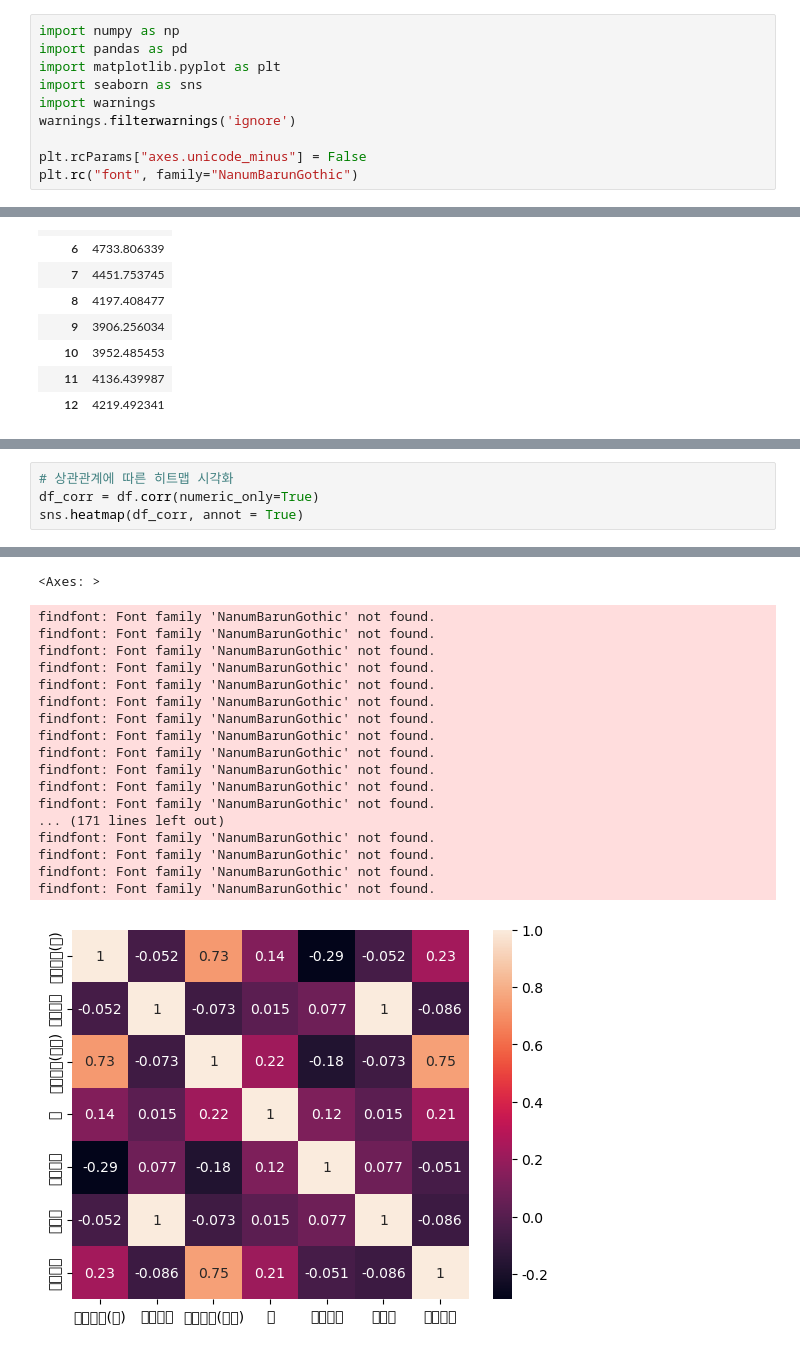
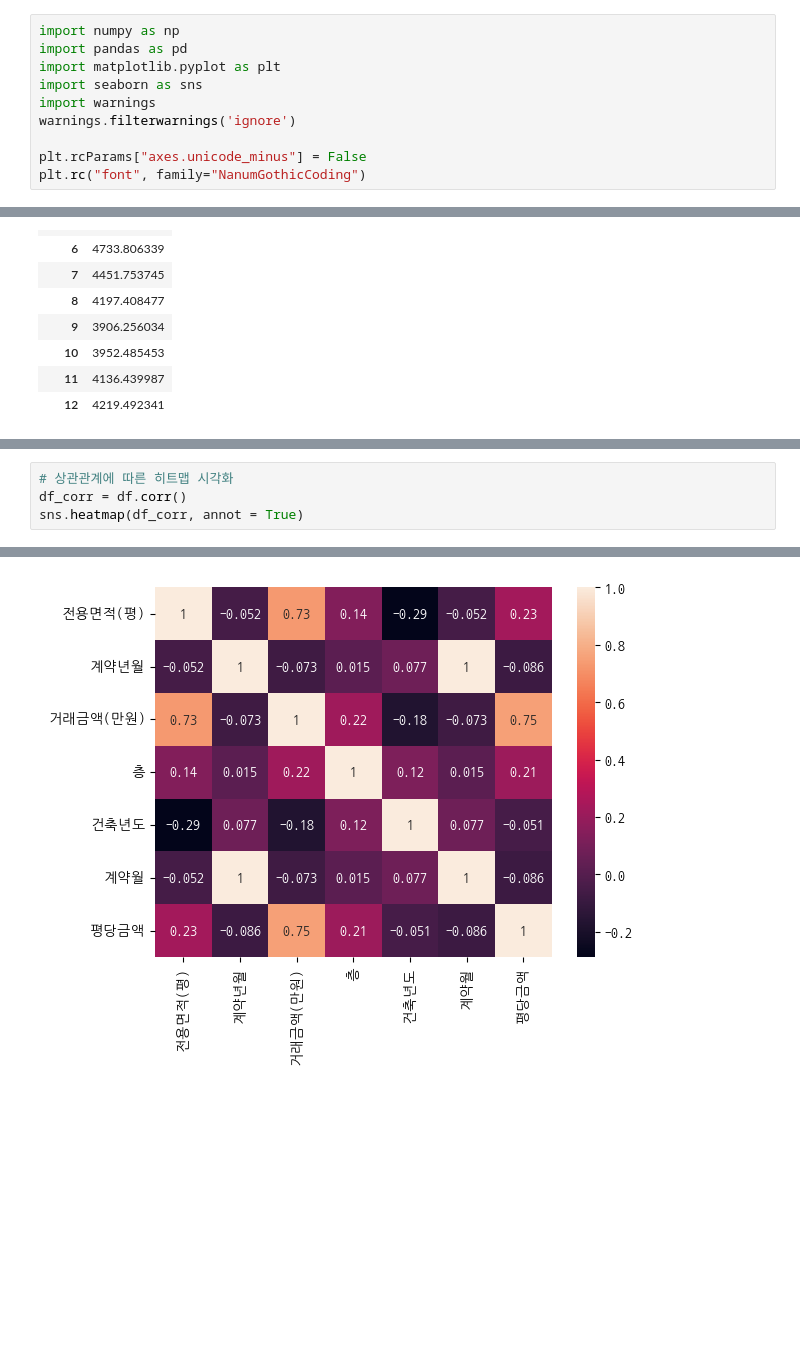
Before and after one commit to hyunyoungDA/nvidia-course, a Jupyter notebook: week1/day3/seoul_apartment_visualize.ipynb, the cells around one changed output, grey strips where cells are left out. Cells and saved outputs as stored; diff of their text form; blank space fills up the shorter version.

```diff
--- a/week1/day3/seoul_apartment_visualize.ipynb
+++ b/week1/day3/seoul_apartment_visualize.ipynb
@@ -7,7 +7,7 @@ import warnings
 warnings.filterwarnings('ignore')
 
 plt.rcParams["axes.unicode_minus"] = False
-plt.rc("font", family="NanumBarunGothic")
+plt.rc("font", family="NanumGothicCoding")
 # %%
 df = pd.read_csv("../../data/seoul_apart_02.csv")
 df.head()
@@ -285,5 +148,5 @@ findfont: Font family 'NanumBarunGothic' not found.
 # %%
 # 상관관계에 따른 히트맵 시각화
-df_corr = df.corr(numeric_only=True)
+df_corr = df.corr()
 sns.heatmap(df_corr, annot = True)
 # %% [output]
@@ -307,19 +154 @@ findfont: Font family 'NanumBarunGothic' not found.
-<Axes: >
-findfont: Font family 'NanumBarunGothic' not found.
-findfont: Font family 'NanumBarunGothic' not found.
-findfont: Font family 'NanumBarunGothic' not found.
-findfont: Font family 'NanumBarunGothic' not found.
-findfont: Font family 'NanumBarunGothic' not found.
-findfont: Font family 'NanumBarunGothic' not found.
-findfont: Font family 'NanumBarunGothic' not found.
-findfont: Font family 'NanumBarunGothic' not found.
-findfont: Font family 'NanumBarunGothic' not found.
-findfont: Font family 'NanumBarunGothic' not found.
-findfont: Font family 'NanumBarunGothic' not found.
-findfont: Font family 'NanumBarunGothic' not found.
-... (171 lines left out)
-findfont: Font family 'NanumBarunGothic' not found.
-findfont: Font family 'NanumBarunGothic' not found.
-findfont: Font family 'NanumBarunGothic' not found.
-findfont: Font family 'NanumBarunGothic' not found.
-[figure, old version]
+[figure, new version]
```
Also changed, not shown: parts of 10 cells of this notebook, 7 other files.
